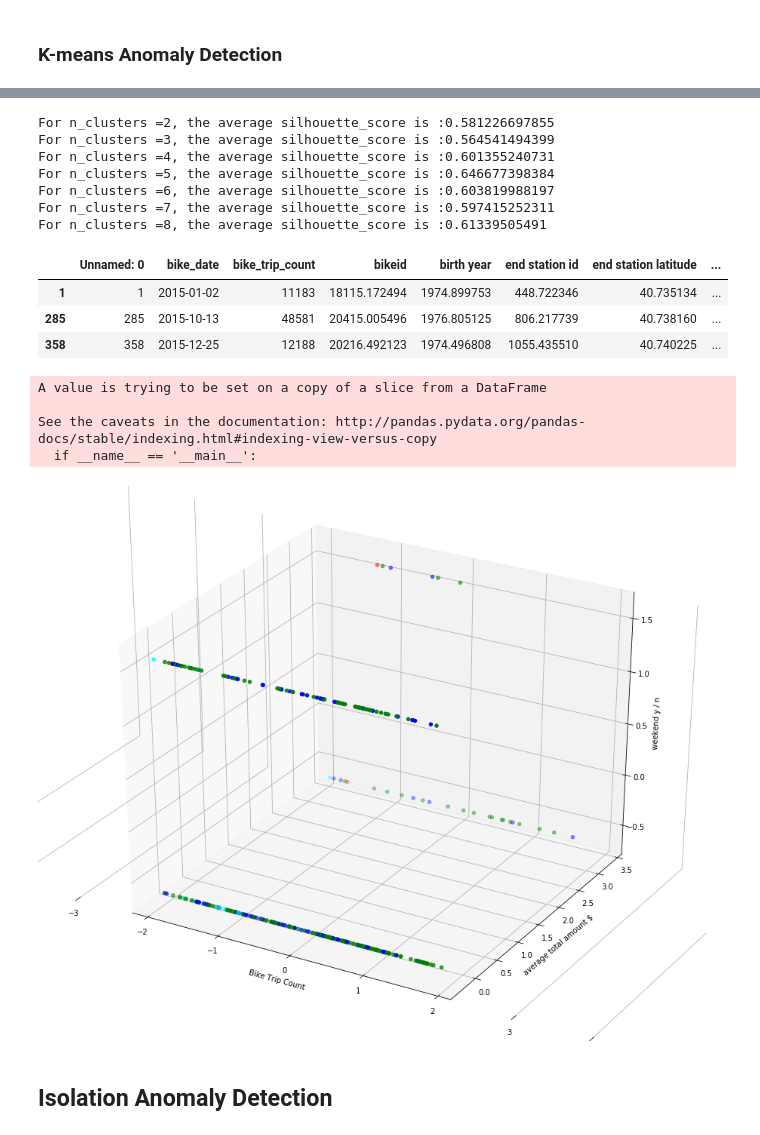
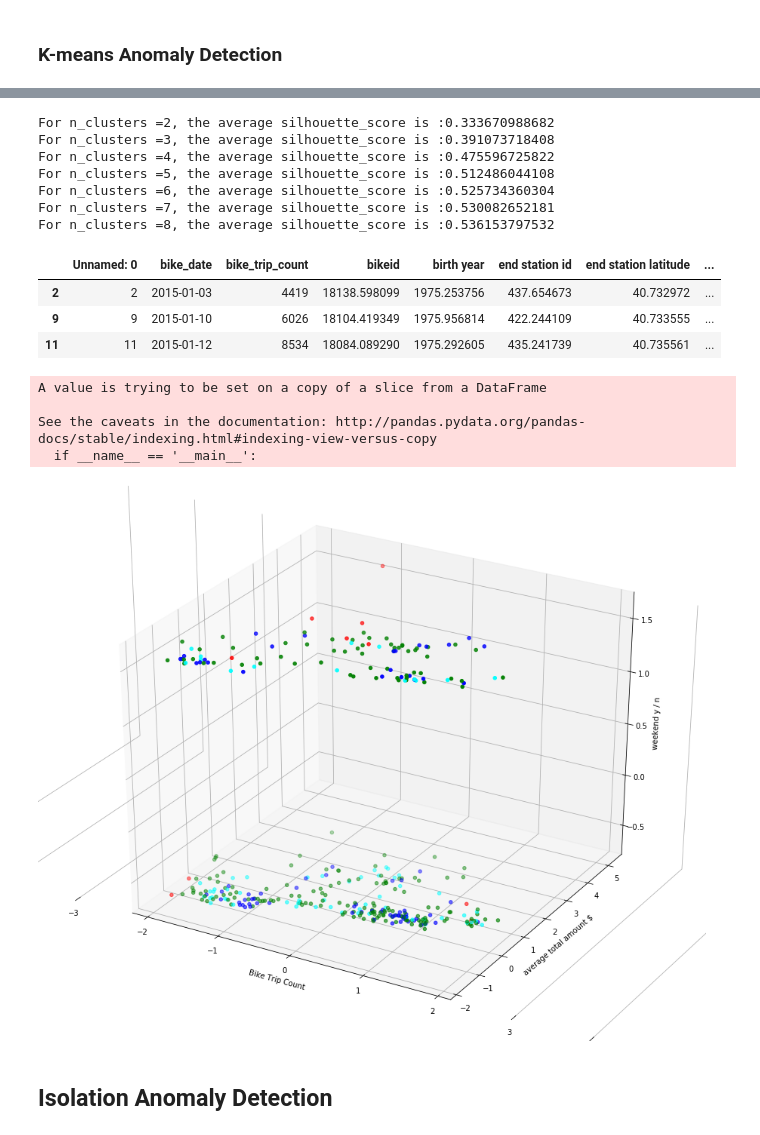
Before and after one commit to gperrin12/anomaly_detection_NYC_transit, a Jupyter notebook: Citi_Month_Stat_Agg.ipynb, the cells around one changed output, grey strips where cells are left out. Drawn from its saved outputs; the diff is of its cells as text; code cells hidden in the pictures.

```diff
--- a/Citi_Month_Stat_Agg.ipynb
+++ b/Citi_Month_Stat_Agg.ipynb
@@ -241,7 +241,7 @@ See the caveats in the documentation: http://pandas.pydata.org/pandas-docs/stabl
 # %% [markdown]
 ### K-means Anomaly Detection
 # %%
-cluster_features = ['bike_trip_count', 'holiday', 'weekend']
+cluster_features = ['bike_trip_count', 'tripduration', 'holiday', 'weekend']
 # %%
 X = citi_df_all_day[cluster_features]
 X.head(2)
@@ -275,13 +275,13 @@ for n_clusters in range_n_clusters:
     silhouette_avg = silhouette_score(X, cluster_labels)
     print("For n_clusters ={},".format(n_clusters)+" the average silhouette_score is :{}".format(silhouette_avg))
 # %% [output]
-For n_clusters =2, the average silhouette_score is :0.581226697855
-For n_clusters =3, the average silhouette_score is :0.564541494399
-For n_clusters =4, the average silhouette_score is :0.601355240731
-For n_clusters =5, the average silhouette_score is :0.646677398384
-For n_clusters =6, the average silhouette_score is :0.603819988197
-For n_clusters =7, the average silhouette_score is :0.597415252311
-For n_clusters =8, the average silhouette_score is :0.61339505491
+For n_clusters =2, the average silhouette_score is :0.333670988682
+For n_clusters =3, the average silhouette_score is :0.391073718408
+For n_clusters =4, the average silhouette_score is :0.475596725822
+For n_clusters =5, the average silhouette_score is :0.512486044108
+For n_clusters =6, the average silhouette_score is :0.525734360304
+For n_clusters =7, the average silhouette_score is :0.530082652181
+For n_clusters =8, the average silhouette_score is :0.536153797532
 # %%
 n=5
 KM=KMeans(n_clusters=n,random_state=999)
@@ -300,9 +300,9 @@ citi_df_all_day.sort_values("km_score",ascending=False, inplace=True)
 citi_df_all_day.head(3)
 # %% [output]
 |  | Unnamed: 0 | bike_date | bike_trip_count | bikeid | birth year | end station id | end station latitude | ... |
-| 1 | 1 | 2015-01-02 | 11183 | 18115.172494 | 1974.899753 | 448.722346 | 40.735134 | ... |
-| 285 | 285 | 2015-10-13 | 48581 | 20415.005496 | 1976.805125 | 806.217739 | 40.738160 | ... |
-| 358 | 358 | 2015-12-25 | 12188 | 20216.492123 | 1974.496808 | 1055.435510 | 40.740225 | ... |
+| 2 | 2 | 2015-01-03 | 4419 | 18138.598099 | 1975.253756 | 437.654673 | 40.732972 | ... |
+| 9 | 9 | 2015-01-10 | 6026 | 18104.419349 | 1975.956814 | 422.244109 | 40.733555 | ... |
+| 11 | 11 | 2015-01-12 | 8534 | 18084.089290 | 1975.292605 | 435.241739 | 40.735561 | ... |
 # %%
 citi_df_all_day['outlier'][:10] = 1
 # %% [output]
@@ -325,18 +325,18 @@ citi_df_all_day = citi_df_all_day.assign(color=citi_df_all_day.apply(set_color,
 # %%
 fig = plt.figure(figsize=(12,10))
 ax = Axes3D(fig)
 
-ax.scatter(X.bike_trip_count, X.holiday, X.weekend, c=citi_df_all_day.color)
+ax.scatter(X.bike_trip_count, X.tripduration, X.weekend, c=citi_df_all_day.color)
 ax.set_xlabel('Bike Trip Count')
 ax.set_ylabel('average total amount $')
 ax.set_zlabel('weekend y / n')
 # set x ticks and labels
 ax.set_xticks(range(-5, 5, 1))
 # change fontsize
 for t in ax.zaxis.get_major_ticks(): t.label.set_fontsize(10)
 plt.show()
 # %% [output]
-[figure, old version]
+[figure, new version]
 # %% [markdown]
 ## Isolation Anomaly Detection
 # %% [markdown]
```
Also changed, not shown: parts of 3 cells of this notebook.
